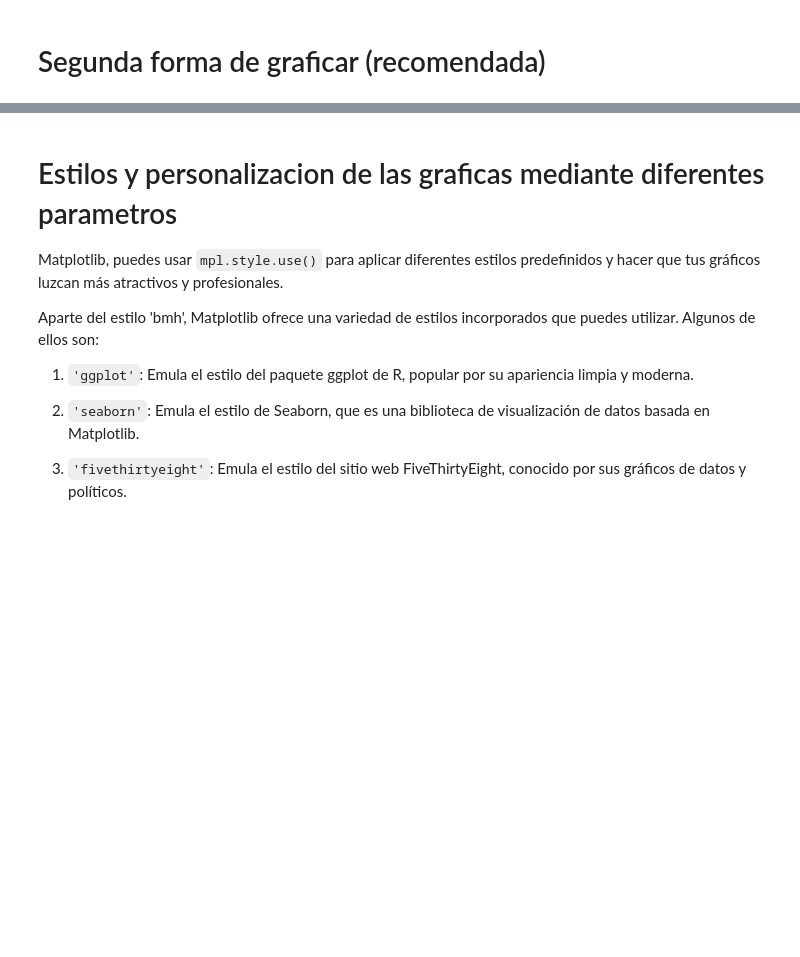
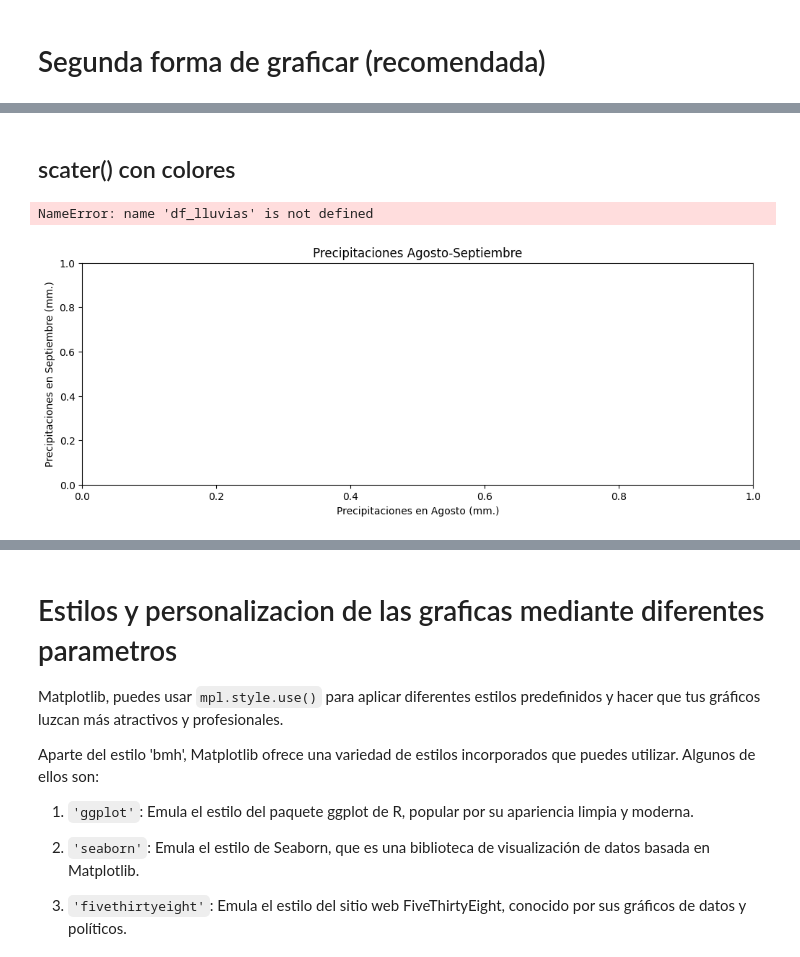
Before and after one commit to fergim92/medical-data-visualizer, a Jupyter notebook: teoria.ipynb, the cells around one changed output, grey strips where cells are left out. Saved outputs shown, nothing was run; the diff lists cells and outputs as text; code cells hidden in the pictures; blank space fills up the shorter version.

```diff
--- a/teoria.ipynb
+++ b/teoria.ipynb
@@ -193,0 +354,17 @@ plt.plot(x,y)
+# %% [markdown]
+## scater() con colores
+# %%
+fig, ax = plt.subplots( figsize=(12,4)) #definir el lienzo u hoja en blanco
+
+#espacio para conf del grafico
+ax.set_title('Precipitaciones Agosto-Septiembre')
+ax.set_xlabel('Precipitaciones en Agosto (mm.)')
+ax.set_ylabel('Precipitaciones en Septiembre (mm.)')
+
+#espacio para ejecucion de la grafica
+mapeo_colores = ax.scatter(df_lluvias['Aug'],df_lluvias['Sep'], c=df_lluvias.index)
+fig.colorbar(mapeo_colores)
+#leyenda
+# %% [output]
+NameError: name 'df_lluvias' is not defined
+[figure, added]
```
Also changed, not shown: parts of 77 cells of this notebook, 1 other file.
